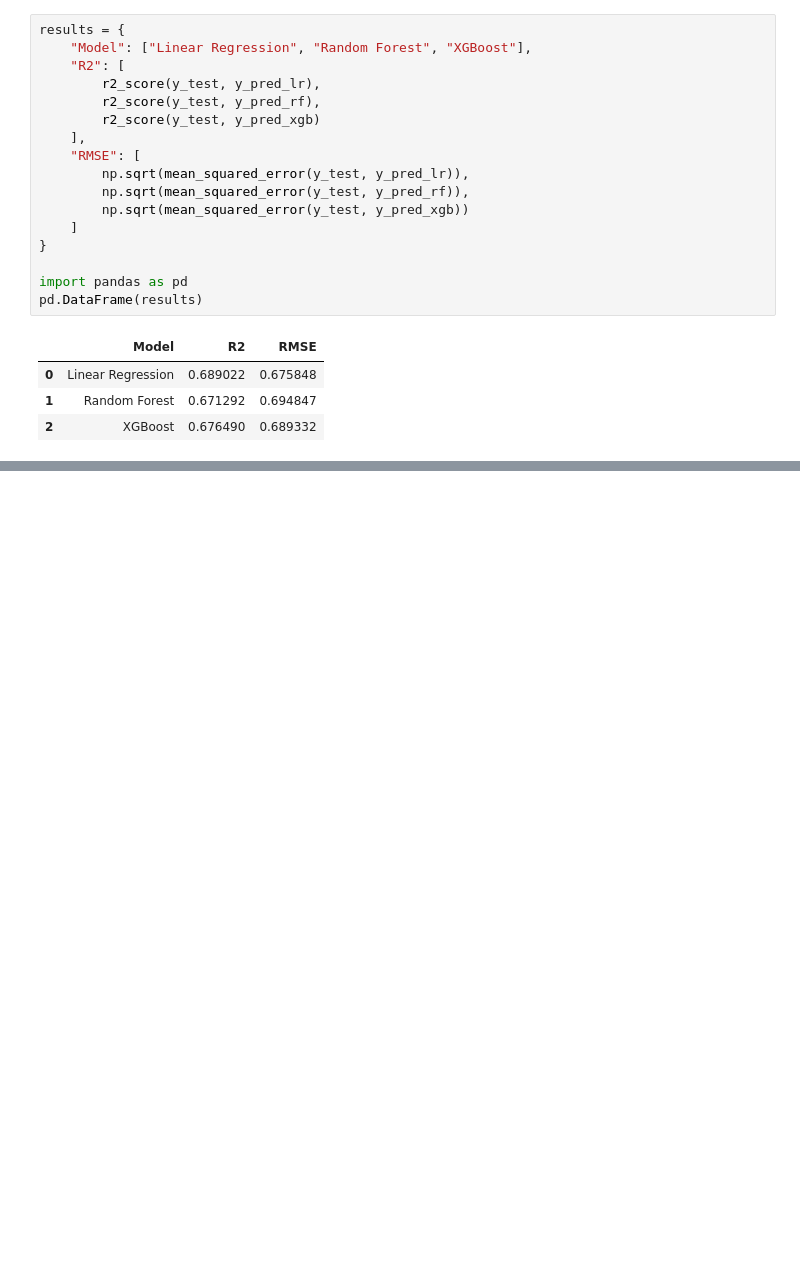
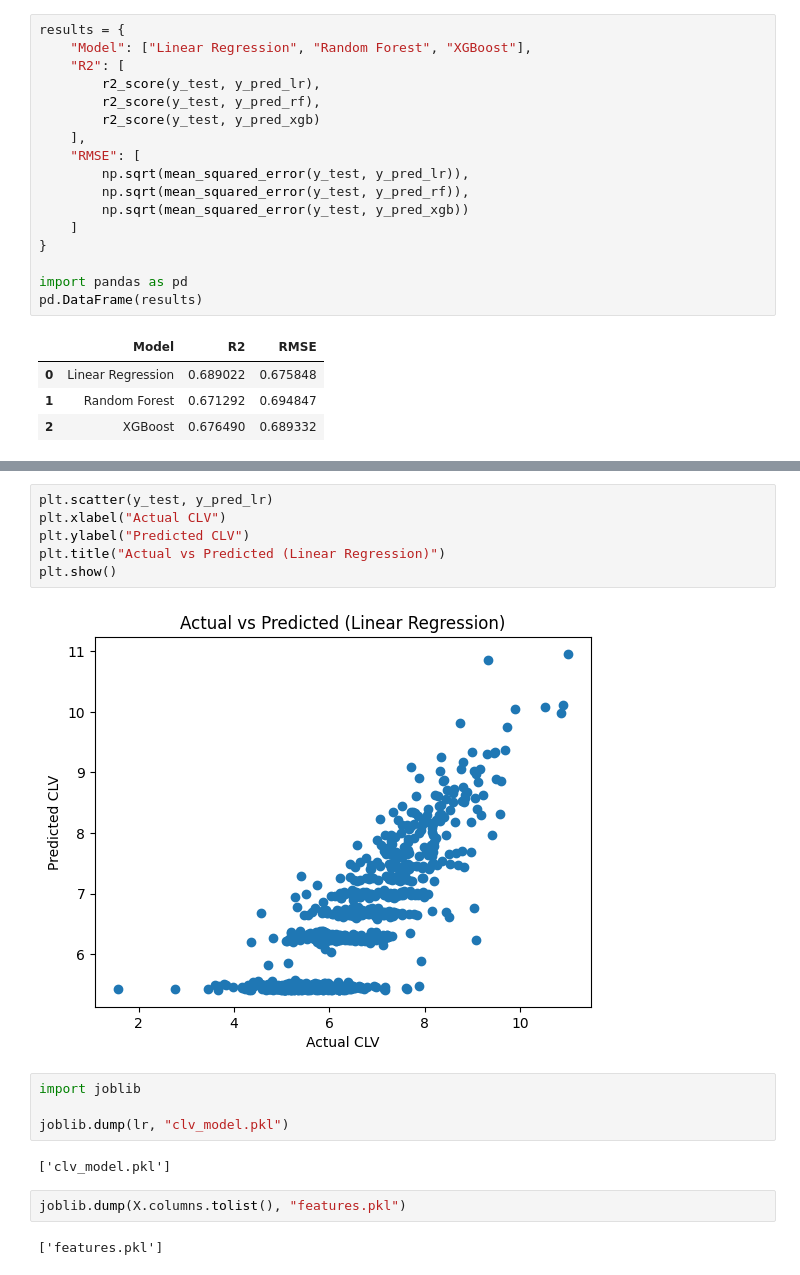
Before and after one commit to Qanmberjawad/clv-prediction, a Jupyter notebook: notebooks/01_data_loading.ipynb, the cells around one changed output, grey strips where cells are left out. Saved outputs shown, nothing was run; the diff lists cells and outputs as text; blank space fills up the shorter version.

```diff
--- a/notebooks/01_data_loading.ipynb
+++ b/notebooks/01_data_loading.ipynb
@@ -550,0 +573,18 @@ pd.DataFrame(results)
+# %%
+plt.scatter(y_test, y_pred_lr)
+plt.xlabel("Actual CLV")
+plt.ylabel("Predicted CLV")
+plt.title("Actual vs Predicted (Linear Regression)")
+plt.show()
+# %% [output]
+[figure, added]
+# %%
+import joblib
+
+joblib.dump(lr, "clv_model.pkl")
+# %% [output]
+['clv_model.pkl']
+# %%
+joblib.dump(X.columns.tolist(), "features.pkl")
+# %% [output]
+['features.pkl']
```
Also changed, not shown: parts of 3 cells of this notebook.
